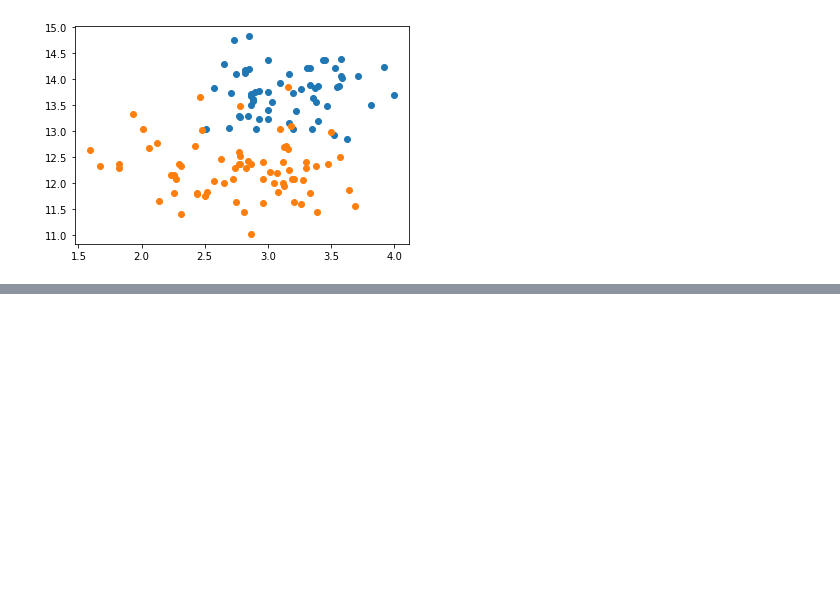
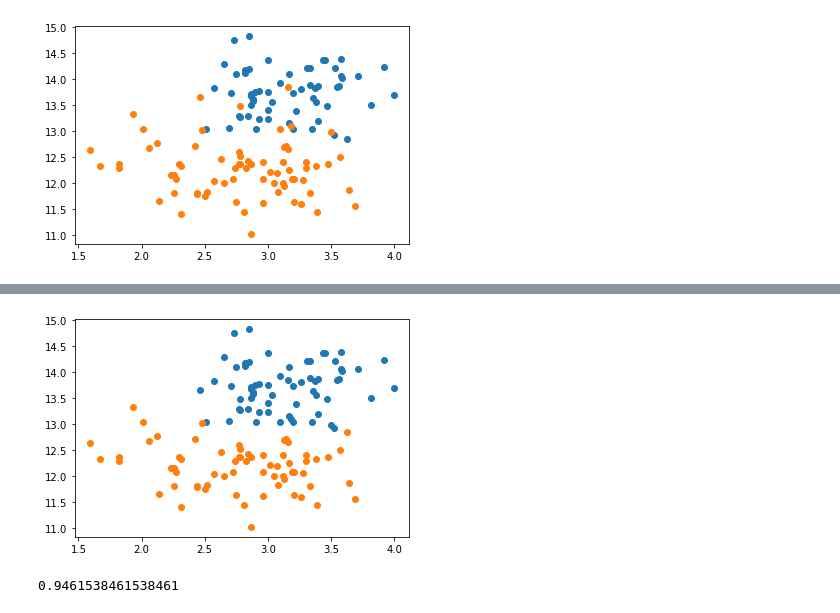
Before and after one commit to PashaIanko/Semi-Supervised-Labelling, a Jupyter notebook: main_notebook.ipynb, the cells around one changed output, grey strips where cells are left out. Cells and saved outputs as stored; diff of their text form; code cells hidden in the pictures; blank space fills up the shorter version.

```diff
--- a/main_notebook.ipynb
+++ b/main_notebook.ipynb
@@ -654,15 +688,19 @@ We have to delabel 99 instances
 # %%
-# solver = GradientDescentSolver(
-#     lr_strategy = 'lr_constant',
-#     learning_rate = 0.0001,
-#     similarity_func = None
-# )
+solver = GradientDescentSolver(
+    lr_strategy = 'lr_constant',
+    learning_rate = 0.0001,
+    similarity_func = None
+)
 
-# Y_real_preds = solver.solve(
-#     X_real,
-#     Y_real_delabeled,
-#     iter_limit=5,
-#     delta_loss_limit = 0.003,
-#     stop_loss = 20
-# )
+
+Y_real_preds = solver.solve(
+    X_real,
+    Y_real_delabeled,
+    Y_true = Y_real,
+    delta_percent_limit=0.05,
+    iter_limit=30,
+    delta_loss_limit = 0.0,
+    stop_loss = 0.0,
+    weight_matrix=weights_real
+)
 # %% [output]
@@ -673,0 +710,11 @@ Iteration: 4, Loss: 24173.807351957803, delta loss: 0.0
+# %%
+plot_clusters(
+    X_real,
+    Y_real_preds
+)
+# %% [output]
+[figure, added]
+# %%
+accuracy_score(Y_real, Y_real_preds)
+# %% [output]
+0.9461538461538461
```
Also changed, not shown: parts of 23 cells of this notebook, 1 other file.
